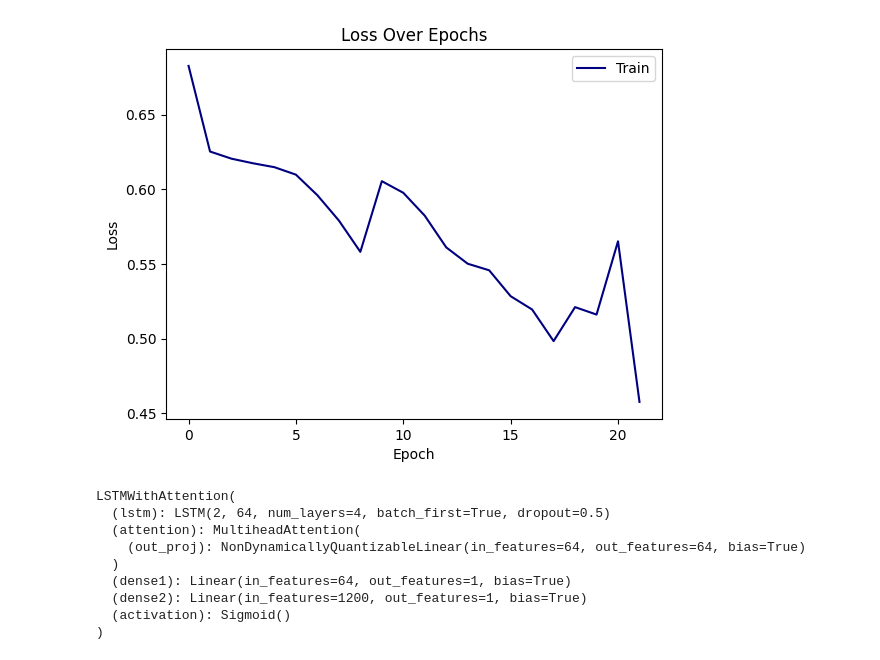
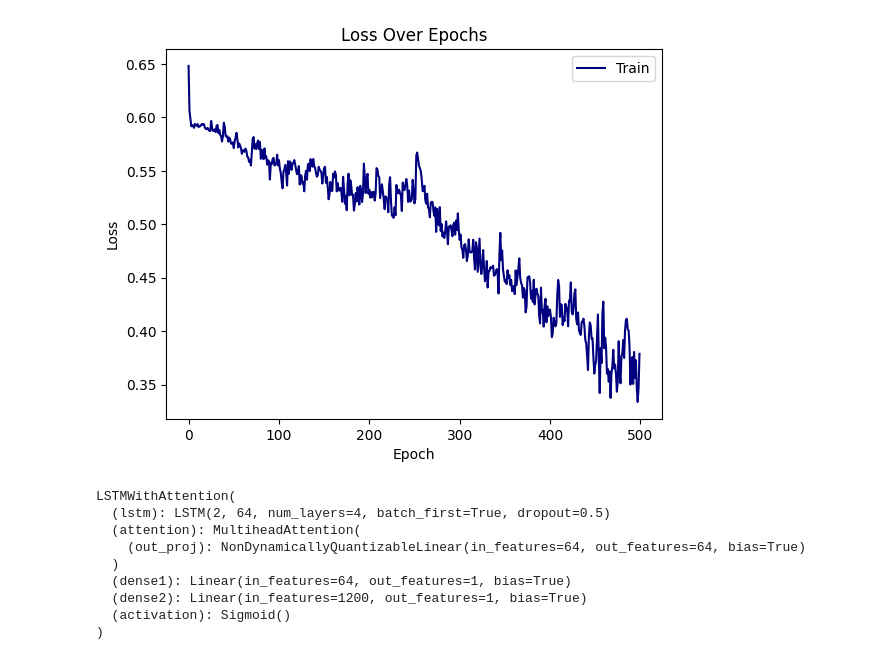
Before and after one commit to TomFiz/neuroforest, a Jupyter notebook: neuroforest-master/notebooks/analyze_trajectories.ipynb, the cells around one changed output. Cells and saved outputs as stored; diff of their text form; code cells hidden in the pictures.

```diff
--- a/neuroforest-master/notebooks/analyze_trajectories.ipynb
+++ b/neuroforest-master/notebooks/analyze_trajectories.ipynb
@@ -53,8 +74,8 @@ def create_batches(dataloader, session_type: str, batch_size: int):
     return batches, asrs
 # %%
 # Create batches for "uniform" and "patchy" session types
-batch_size = 4
-uniform_batches,asrs = create_batches(dataloader, "uniform", batch_size)
+batch_size = 60
+uniform_batches,asrs = create_batches(dataloader, "uniform", batch_size, subsample=True)
 high_probability_adhd = torch.Tensor((np.array(asrs) >= 4).astype(int))
 
 
@@ -63,11 +84,11 @@ print(f"Uniform batches shape: {uniform_batches.shape}")
 
 # Split the batches to a train and test
 x_train = uniform_batches
-x_test = uniform_batches[-1]
 y_train = high_probability_adhd
-y_test = high_probability_adhd[-1]
+# x_test = uniform_batches[-1]
+# y_test = high_probability_adhd[-1]
 print(f"Train batches shape: {x_train.shape}")
-print(f"Test batches shape: {x_test.shape}")
+print(f"Train target batches shape: {y_train.shape}")
 
 
 # patchy_batches,_ = create_batches(dataloader, "patchy", batch_size)
@@ -102,11 +134,11 @@ Test ASRS scores: tensor([[3, 5, 0, 4],
 # %%
 class LSTMWithAttention(nn.Module):
-    def __init__(self, input_dim, hidden_dim, num_layers, dropout):
+    def __init__(self, input_dim, hidden_dim, num_layers, dropout, seq_len):
         super(LSTMWithAttention, self).__init__()
         self.lstm = nn.LSTM(input_dim, hidden_dim, num_layers, batch_first=True, dropout=dropout)
         self.attention = nn.MultiheadAttention(embed_dim=hidden_dim, num_heads=1, dropout=dropout)
         self.dense1 = nn.Linear(hidden_dim, 1)
-        self.dense2 = nn.Linear(1200,1)
+        self.dense2 = nn.Linear(seq_len,1)
         self.activation = nn.Sigmoid()
 
     def forward(self, x):
@@ -114,27 +146,28 @@ class LSTMWithAttention(nn.Module):
         seq_len = lstm_out.size(1)
         lstm_out = lstm_out.permute(1, 0, 2)
         attention_out = self.attention(lstm_out, lstm_out, lstm_out)[0]
-        dense_out = self.dense1(attention_out).view(-1, 1200)
+        dense_out = self.dense1(attention_out).view(-1, seq_len)
         dense_out = self.dense2(dense_out)
         probability = self.activation(dense_out)
         return probability
 
 # Define the model parameters
+seq_len = x_train.shape[2]
 input_dim = 2  # x and z coordinates
 hidden_dim = 64
 num_layers = 4
 dropout = 0.5
 
 # Instantiate the model
-model = LSTMWithAttention(input_dim, hidden_dim, num_layers, dropout)
+model = LSTMWithAttention(input_dim, hidden_dim, num_layers, dropout, seq_len)
 print(model)
 
 # Define the loss function and optimizer
 criterion = nn.BCELoss(reduction='mean')
-optimizer = torch.optim.Adam(model.parameters(), lr=0.001)
+optimizer = torch.optim.Adam(model.parameters(), lr=0.003)
 
 # Example training loop
-num_epochs = 22
+num_epochs = 500
 for epoch in range(num_epochs):
     train_loss = 0
     for batch in range(x_train.shape[0]):
@@ -150,34 +183,34 @@ for epoch in range(num_epochs):
 
         # Backward pass and optimization
         loss.backward()
         optimizer.step()
         train_loss += loss.item()/x_train.shape[0]
 
     # add validation on test set
     # val_loss = criterion(model(x_test).squeeze(), torch.tensor(y_test, dtype=torch.float32)).item()/x_test.shape[0]
 
     # print(f'Epoch {epoch+1}/{num_epochs}, batch {batch+1}/{x_train.shape[0]}, Loss: {train_loss}, Val Loss: {val_loss}')
 
     # Dynamic plot to showcase the evolution of the loss
     if epoch == 0:
         plt.ion()
         fig, ax = plt.subplots()
         losses = []
         val_losses = []
 
     losses.append(train_loss)
     # val_losses.append(val_loss)
     ax.clear()
     ax.plot(losses, label='Train', color = 'navy')
     # ax.plot(val_losses, label='Validation', color = 'r')
     ax.set_xlabel('Epoch')
     ax.set_ylabel('Loss')
     ax.set_title('Loss Over Epochs')
     ax.legend()
     display.display(fig)
     display.clear_output(wait=True)
 # %% [output]
-[figure, old version]
+[figure, new version]
 # %%
 print(model)
 torch.save(model.state_dict(), 'LSTM_attention.pkl')
```
Also changed, not shown: parts of 6 cells of this notebook.
